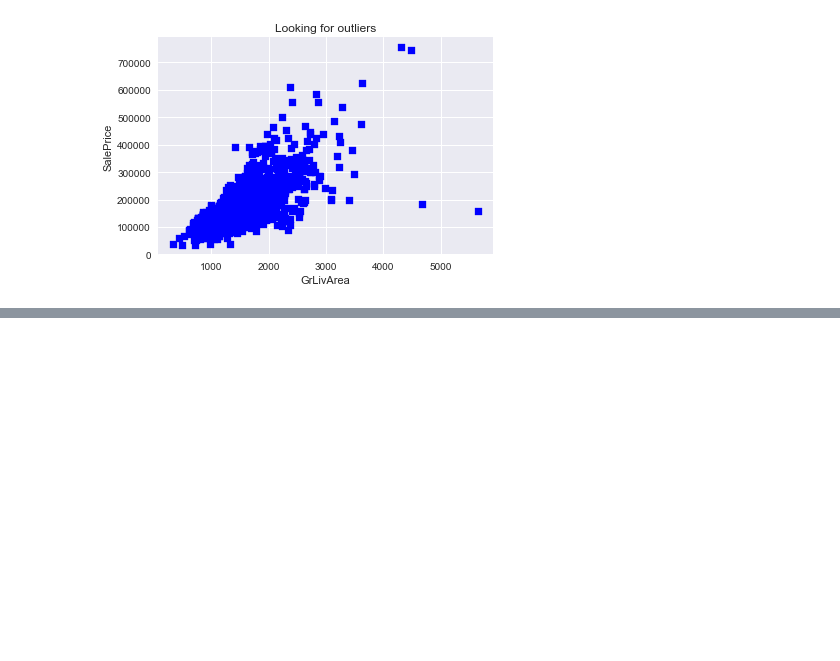
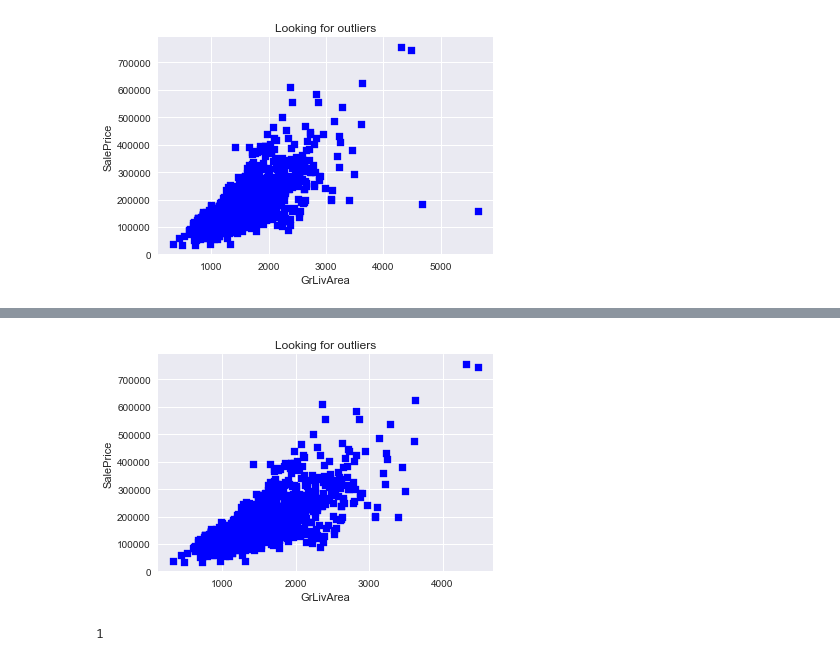
Before and after one commit to mohits1005/kaggleMLproblems, a Jupyter notebook: Advanced regression house kaggle.ipynb, the cells around one changed output, grey strips where cells are left out. Saved outputs shown, nothing was run; the diff lists cells and outputs as text; code cells hidden in the pictures; blank space fills up the shorter version.

```diff
--- a/Advanced regression house kaggle.ipynb
+++ b/Advanced regression house kaggle.ipynb
@@ -47,3 +47,5 @@ plt.ylabel("SalePrice")
 plt.show()
 # %% [output]
 [figure]
+# %%
+train = train.ix[~((train.GrLivArea>4000) & (train.SalePrice<300000))]
@@ -49,0 +60,8 @@ plt.show()
+# %%
+plt.scatter(train.GrLivArea, train.SalePrice, c = "blue", marker = "s")
+plt.title("Looking for outliers")
+plt.xlabel("GrLivArea")
+plt.ylabel("SalePrice")
+plt.show()
+# %% [output]
+[figure, added]
@@ -49,0 +71,5 @@ plt.show()
+# %%
+train_features = train_features[['GrLivArea']]
+train_features.columns.size
+# %% [output]
+1
```
Also changed, not shown: parts of 9 cells of this notebook.
